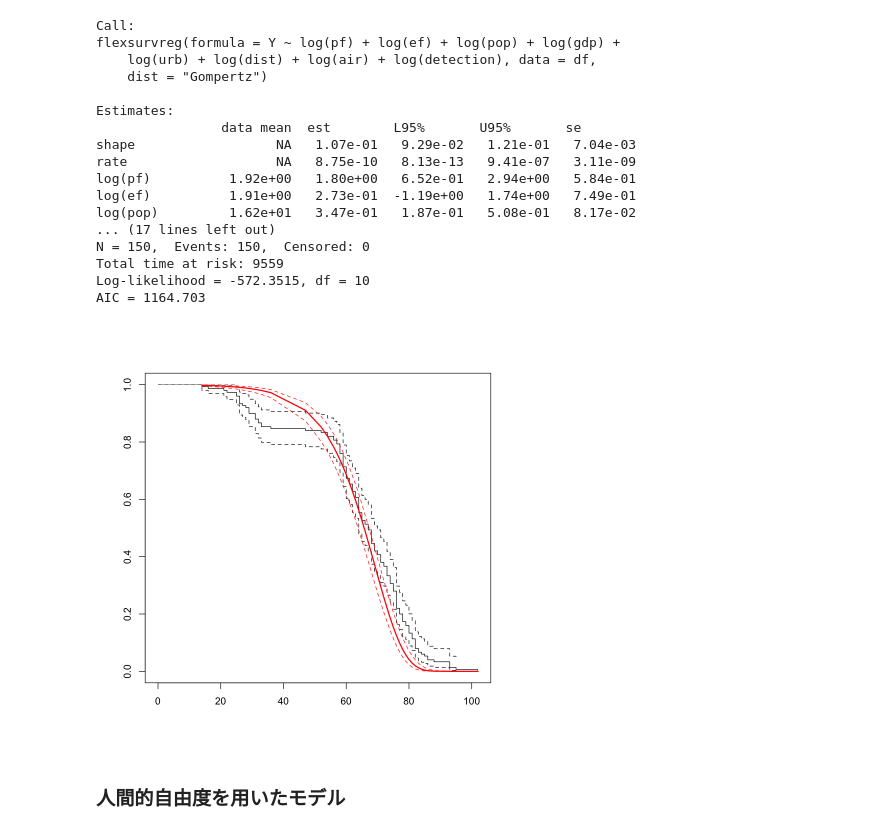
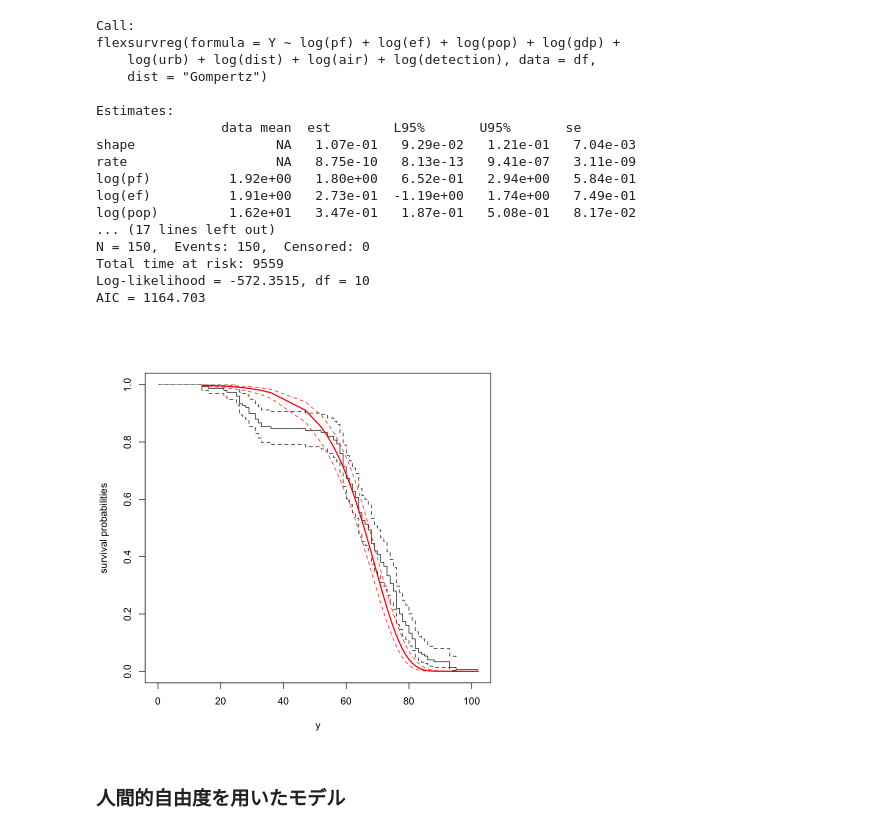
Before and after one commit to nori0724/COVID-19, a Jupyter notebook: notebook/生存時間解析/重力モデルを用いたCOVID-19が到達するまでの時間に関する分析.ipynb, the cells around one changed output. Cells and saved outputs as stored; diff of their text form; code cells hidden in the pictures.

```diff
--- a/notebook/生存時間解析/重力モデルを用いたCOVID-19が到達するまでの時間に関する分析.ipynb
+++ b/notebook/生存時間解析/重力モデルを用いたCOVID-19が到達するまでの時間に関する分析.ipynb
@@ -91,7 +91,3 @@ N = 150,  Events: 150,  Censored: 0
 Total time at risk: 9559
 Log-likelihood = -572.3515, df = 10
 AIC = 1164.703
-# %%
-plot(fs1)
-# %% [output]
-[figure, removed]
@@ -98,3 +99,7 @@ plot(fs1)
+# %%
+plot(fs1, xlab="y", ylab="survival probabilities")
+# %% [output]
+[figure, added]
 # %% [markdown]
 ### 人間的自由度を用いたモデル
 # %%
```
Also changed, not shown: parts of 1 cell of this notebook, 1 other file.
